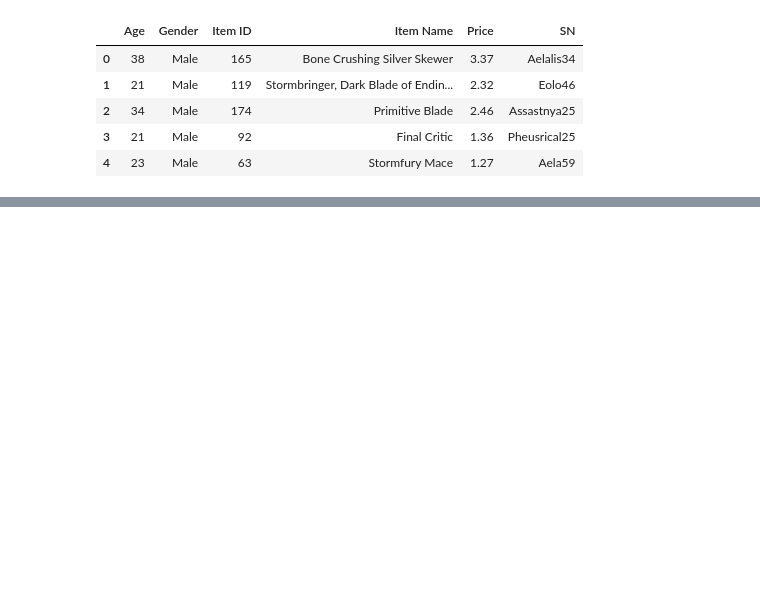
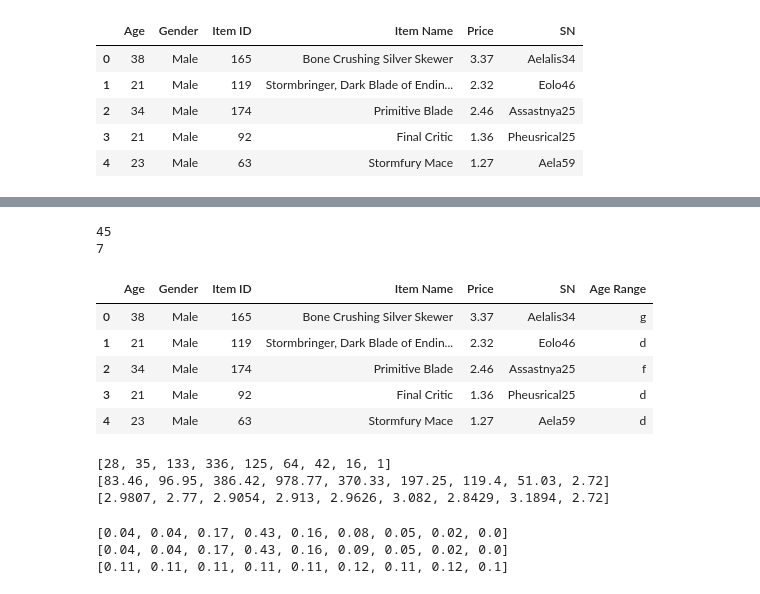
Before and after one commit to rwzlock/HeroesofPymoli, a Jupyter notebook: HeroesofPymoli.ipynb, the cells around one changed output, grey strips where cells are left out. Drawn from its saved outputs; the diff is of its cells as text; code cells hidden in the pictures; blank space fills up the shorter version.

```diff
--- a/HeroesofPymoli.ipynb
+++ b/HeroesofPymoli.ipynb
@@ -175,17 +31,0 @@ gdpadf.head()
-# %%
-#Create Bins for the different age values
-bins = [0,9,14,19,24,29,34,39,100]
-#Create labels for the bins
-age_names = ['<10','10-14','15-19','20-24','25-29','30-34','35-39','40+']
-#Add an extra column to the original dataframe with these age ranges
-df['Age Range'] = pd.cut(df['Age'], bins, labels=age_names)
-#Create Age Specific Dataframes by filtering ages using new column
-under_tendf = df.loc[df['Age Range'] == "<10",:]
-ten_fourteendf = df.loc[df['Age Range'] == "10-14",:]
-fifteen_nineteendf = df.loc[df['Age Range'] == "15-19",:]
-twenty_twentyfourdf = df.loc[df['Age Range'] == "20-24",:]
-twentyfive_twentyninedf = df.loc[df['Age Range'] == "25-29",:]
-thirty_thirtyfourdf = df.loc[df['Age Range'] == "30-34",:]
-thirtyfive_thirtyninedf = df.loc[df['Age Range'] == "35-39",:]
-over_fourtydf = df.loc[df['Age Range'] == "40+",:]
-#over_fourtydf
@@ -283,0 +142,50 @@ agedf
+# %%
+print(max(df['Age']))
+print(min(df['Age']))
+bins = [0, 10, 15, 20, 25, 30, 35, 40, 45, 50]
+labels = ['a', 'b', 'c', 'd', 'e', 'f', 'g', 'h', 'i']
+arange = pd.cut(df['Age'], bins=bins, labels=labels, right=False)
+agedf = df
+agedf['Age Range'] = arange
+agedf.head()
+# %% [output]
+45
+7
+|  | Age | Gender | Item ID | Item Name | Price | SN | Age Range |
+| 0 | 38 | Male | 165 | Bone Crushing Silver Skewer | 3.37 | Aelalis34 | g |
+| 1 | 21 | Male | 119 | Stormbringer, Dark Blade of Endin... | 2.32 | Eolo46 | d |
+| 2 | 34 | Male | 174 | Primitive Blade | 2.46 | Assastnya25 | f |
+| 3 | 21 | Male | 92 | Final Critic | 1.36 | Pheusrical25 | d |
+| 4 | 23 | Male | 63 | Stormfury Mace | 1.27 | Aela59 | d |
+# %%
+#Purchase Count, Average Purchase Price, Total Purchase Value, Normalized Totals
+age_purchase_count = []
+age_total_revenue = []
+age_average_purchase_price = []
+for label in labels:
+    agerange_df = agedf.loc[agedf['Age Range'] == label,:]
+    age_purchase_count.append(len(agerange_df['Item ID']))
+    age_total_revenue.append(round(sum(agerange_df['Price']), 4))
+    age_average_purchase_price.append(round(sum(agerange_df['Price'])/len(agerange_df['Price']), 4))
+print(age_purchase_count)
+print(age_total_revenue)
+print(age_average_purchase_price)
+# %% [output]
+[28, 35, 133, 336, 125, 64, 42, 16, 1]
+[83.46, 96.95, 386.42, 978.77, 370.33, 197.25, 119.4, 51.03, 2.72]
+[2.9807, 2.77, 2.9054, 2.913, 2.9626, 3.082, 2.8429, 3.1894, 2.72]
+# %%
+normalized_age_purchase_count = []
+normalized_age_total_revenue = []
+normalized_age_average_purchase_price = []
+for c in range(0, len(age_purchase_count)):
+    normalized_age_purchase_count.append(round(age_purchase_count[c]/sum(age_purchase_count), 2))
+    normalized_age_total_revenue.append(round(age_total_revenue[c]/sum(age_total_revenue), 2))
+    normalized_age_average_purchase_price.append(round(age_average_purchase_price[c]/sum(age_average_purchase_price), 2))
+print(normalized_age_purchase_count)
+print(normalized_age_total_revenue)
+print(normalized_age_average_purchase_price)
+# %% [output]
+[0.04, 0.04, 0.17, 0.43, 0.16, 0.08, 0.05, 0.02, 0.0]
+[0.04, 0.04, 0.17, 0.43, 0.16, 0.09, 0.05, 0.02, 0.0]
+[0.11, 0.11, 0.11, 0.11, 0.11, 0.12, 0.11, 0.12, 0.1]
```
Also changed, not shown: parts of 27 cells of this notebook.
